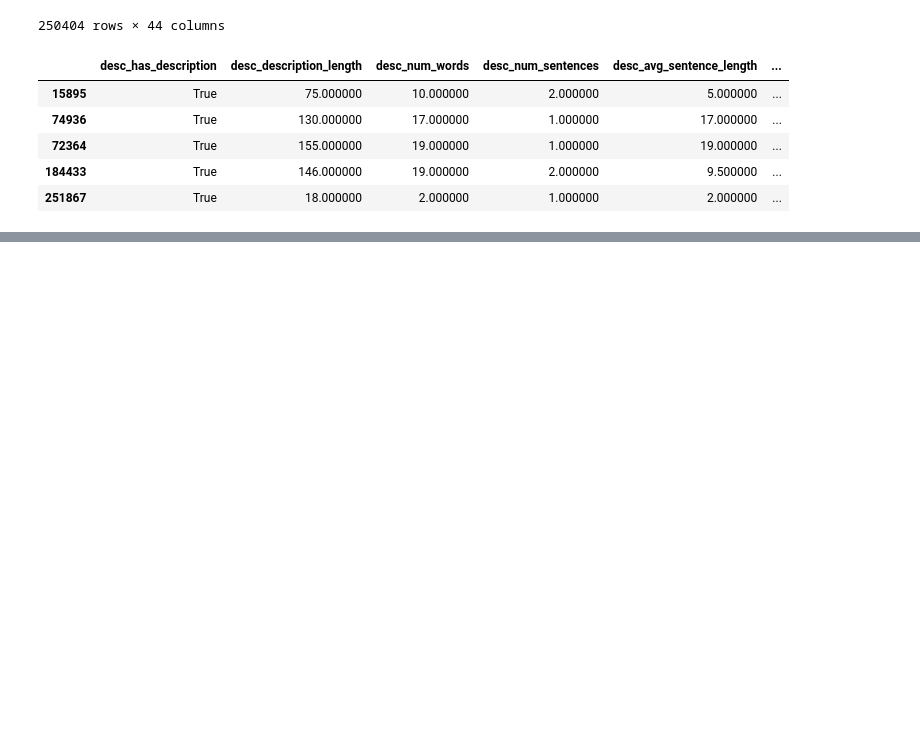
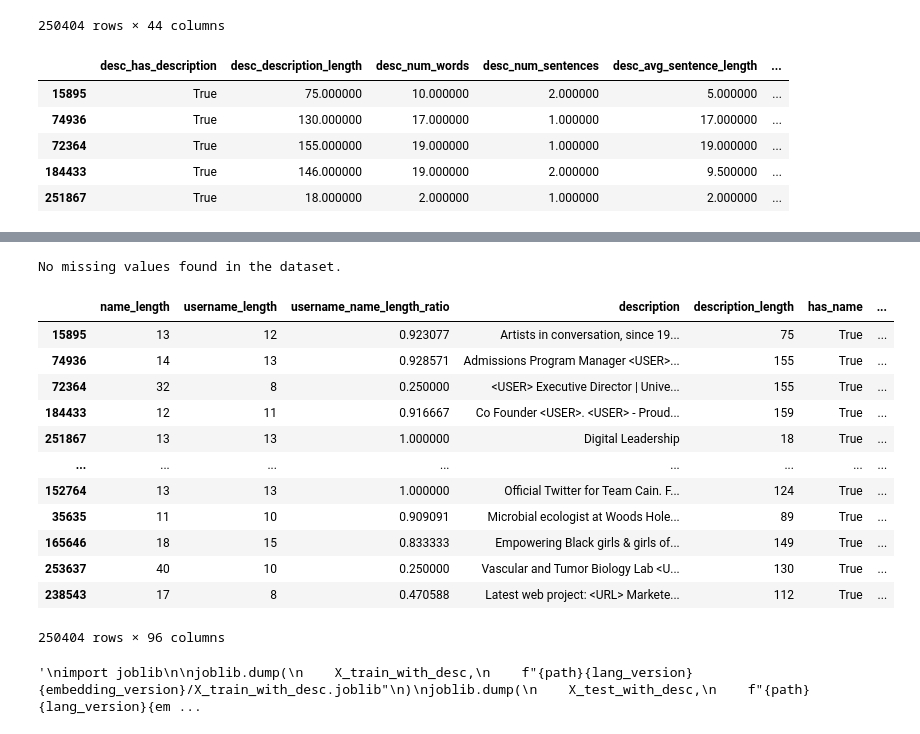
Before and after one commit to julwdo/thesis, a Jupyter notebook: 01_codes/03_nlp_project_main_old.ipynb, the cells around one changed output, grey strips where cells are left out. Drawn from its saved outputs; the diff is of its cells as text; code cells hidden in the pictures; blank space fills up the shorter version.

```diff
--- a/01_codes/03_nlp_project_main_old.ipynb
+++ b/01_codes/03_nlp_project_main_old.ipynb
@@ -1761,0 +1773,65 @@ X_train_new_scaled.head()
+# %%
+desc_features = [col for col in X_train_with_desc.columns if col.startswith("desc_")]
+
+bool_desc_features = X_train_with_desc[desc_features].select_dtypes(include="bool").columns
+numeric_desc_features = X_train_with_desc[desc_features].select_dtypes(include=["float", "int"]).columns
+
+# Fill numeric NaNs with 0
+X_train_with_desc[numeric_desc_features] = X_train_with_desc[numeric_desc_features].fillna(0)
+X_test_with_desc[numeric_desc_features] = X_test_with_desc[numeric_desc_features].fillna(0)
+
+# Fill boolean NaNs with False
+X_train_with_desc[bool_desc_features] = X_train_with_desc[bool_desc_features].fillna(False)
+X_test_with_desc[bool_desc_features] = X_test_with_desc[bool_desc_features].fillna(False)
+# %%
+# Check for missing values
+if X_train_with_desc.isnull().any().any():
+    print("Missing values found in the dataset.")
+    na_summary = X_train_with_desc.isnull().sum().loc[lambda x: x > 0].to_frame(name='Missing Count')
+    na_summary['Missing Percentage'] = (na_summary['Missing Count'] / X_train_with_desc.shape[0]) * 100
+    print("\nSummary of missing values:")
+    print(na_summary)
+else:
+    print("No missing values found in the dataset.")
+# %% [output]
+No missing values found in the dataset.
+# %%
+X_train_with_desc
+# %% [output]
+|  | name_length | username_length | username_name_length_ratio | description | description_length | has_name | ... |
+| 15895 | 13 | 12 | 0.923077 | Artists in conversation, since 19... | 75 | True | ... |
+| 74936 | 14 | 13 | 0.928571 | Admissions Program Manager <USER>... | 155 | True | ... |
+| 72364 | 32 | 8 | 0.250000 | <USER> Executive Director | Unive... | 155 | True | ... |
+| 184433 | 12 | 11 | 0.916667 | Co Founder <USER>. <USER> - Proud... | 159 | True | ... |
+| 251867 | 13 | 13 | 1.000000 | Digital Leadership | 18 | True | ... |
+| ... | ... | ... | ... | ... | ... | ... | ... |
+| 152764 | 13 | 13 | 1.000000 | Official Twitter for Team Cain. F... | 124 | True | ... |
+| 35635 | 11 | 10 | 0.909091 | Microbial ecologist at Woods Hole... | 89 | True | ... |
+| 165646 | 18 | 15 | 0.833333 | Empowering Black girls & girls of... | 149 | True | ... |
+| 253637 | 40 | 10 | 0.250000 | Vascular and Tumor Biology Lab <U... | 130 | True | ... |
+| 238543 | 17 | 8 | 0.470588 | Latest web project: <URL> Markete... | 112 | True | ... |
+250404 rows × 96 columns
+# %%
+'''
+import joblib
+
+joblib.dump(
+    X_train_with_desc,
+    f"{path}{lang_version}{embedding_version}/X_train_with_desc.joblib"
+)
+joblib.dump(
+    X_test_with_desc,
+    f"{path}{lang_version}{embedding_version}/X_test_with_desc.joblib"
+)
+
+joblib.dump(
+    y_train,
+    f"{path}{lang_version}{embedding_version}/y_train.joblib"
+)
+joblib.dump(
+    y_test,
+    f"{path}{lang_version}{embedding_version}/y_test.joblib"
+)
+'''
+# %% [output]
+'\nimport joblib\n\njoblib.dump(\n    X_train_with_desc,\n    f"{path}{lang_version}{embedding_version}/X_train_with_desc.joblib"\n)\njoblib.dump(\n    X_test_with_desc,\n    f"{path}{lang_version}{em ...
```
Also changed, not shown: parts of 28 cells of this notebook.
